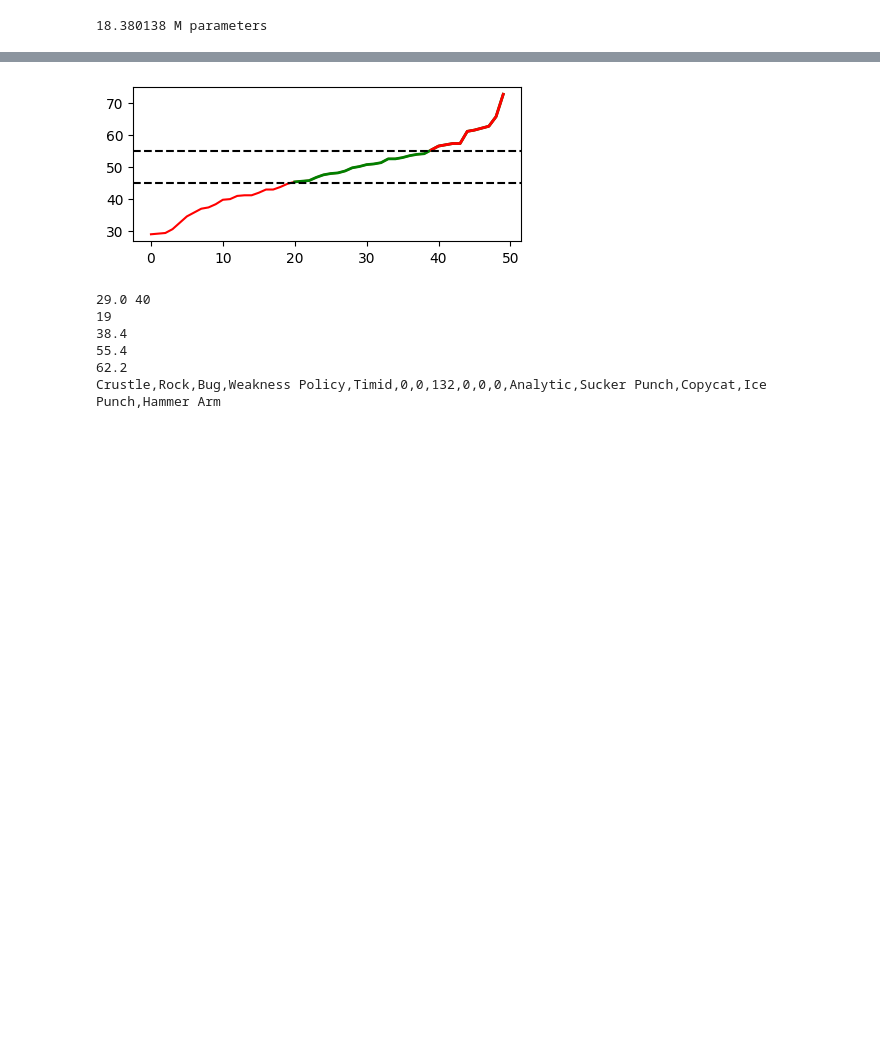
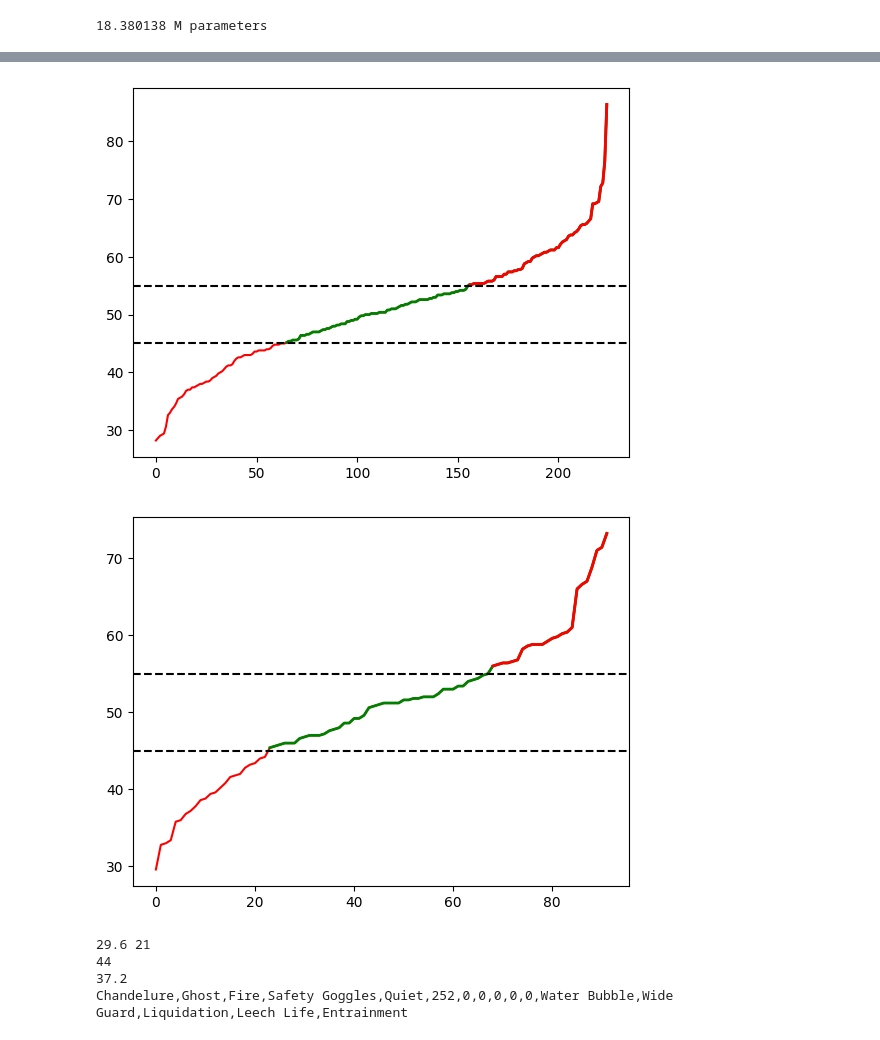
Before and after one commit to AlanOsys/PokemonTransformer, a Jupyter notebook: PokemonTransformerFromScratch.ipynb, the cells around one changed output, grey strips where cells are left out. Drawn from its saved outputs; the diff is of its cells as text; code cells hidden in the pictures; blank space fills up the shorter version.

```diff
--- a/PokemonTransformerFromScratch.ipynb
+++ b/PokemonTransformerFromScratch.ipynb
@@ -572,16 +550,23 @@ def FindPokemon(Pokemon):
     f.close()
     return NamesArr
 # %%
+try:
+    f = open("FineTuningPokemon4.txt","r",encoding="utf-8")
+    TuningLines = f.readlines()
+except:
+    TuningLines = []
+print(len(TuningLines))
+numberInFile = len(TuningLines)
+while numberInFile < 235:
 
-for i in range(0,500):
-
-    f = open("FineTuningPokemon2.txt","a",encoding="utf-8")
+    f = open("FineTuningPokemon4.txt","a",encoding="utf-8")
     Pokemon = AutoCorrect(GenerateRandomPokemon())
     #print(Pokemon)
     PokemonNamesArr = FindPokemon(Pokemon)
     for j in PokemonNamesArr:
         if(len(j.split(" ")) == 1):
             f.write(j+","+Pokemon+"\n")
+            numberInFile += 1
 
     f.close()
 # %% [output]
@@ -614,7 +598,7 @@ KeyboardInterrupt:
 #- Avalanche
 #- Body Press
 #- Body Slam
-f = open("FineTuningPokemon2.txt","r",encoding="utf-8")
+f = open("FineTuningPokemon4.txt","r",encoding="utf-8")
 lines = f.readlines()
 #Genned = AutoCorrect(GenerateRandomPokemon()).split(",")[:-1]
 
@@ -673,57 +675,91 @@ import matplotlib.pyplot as plt
 f = open("PokemonWinratesFile2.txt","r")
 lines = f.readlines()
 arrayOfWinrates = []
 for i in lines:
     rates = np.array(i.replace("[","").replace("]","").split(","),dtype=float)
     average = np.average(rates)
     arrayOfWinrates.append(average)
 
 f.close()
 #plt.plot(np.sort(arrayOfWinrates))
 #plt.show()
 a = np.array(np.sort(arrayOfWinrates))
 
 # use a masked array to suppress the values that are too low
 a_masked = np.ma.masked_less_equal(a, 55)
 b_masked = np.ma.masked_less_equal(a, 45)
 
 # plot the full line
 plt.plot(a, 'r')
 
 # plot only the large values
 plt.plot(b_masked, 'g', linewidth=2)
 plt.plot(a_masked, 'r', linewidth=2)
 
 
 # add the threshold value (optional)
 plt.axhline(55, color='k', linestyle='--')
 plt.axhline(45, color='k', linestyle='--')
-plt.savefig("Pre-Fine-Tuning")
+
 plt.show()
+%matplotlib inline
+
+import matplotlib
+import numpy as np
+import matplotlib.pyplot as plt
+f = open("PokemonWinratesFile4.txt","r")
+lines = f.readlines()
+arrayOfWinrates2 = []
+for i in lines:
+    rates = np.array(i.replace("[","").replace("]","").split(","),dtype=float)
+    average = np.average(rates)
+    arrayOfWinrates2.append(average)
+
+f.close()
+#plt.plot(np.sort(arrayOfWinrates))
+#plt.show()
+a = np.array(np.sort(arrayOfWinrates2))
+
+# use a masked array to suppress the values that are too low
+a_masked = np.ma.masked_less_equal(a, 55)
+b_masked = np.ma.masked_less_equal(a, 45)
+
+# plot the full line
+plt.plot(a, 'r')
+
+# plot only the large values
+plt.plot(b_masked, 'g', linewidth=2)
+plt.plot(a_masked, 'r', linewidth=2)
+
+
+# add the threshold value (optional)
+plt.axhline(55, color='k', linestyle='--')
+plt.axhline(45, color='k', linestyle='--')
+plt.savefig("Graphs/Fine-Tuning3")
+plt.show()
 # %% [output]
-[figure, old version]
+[figure, new version]
+[figure, added]
 # %%
-s = arrayOfWinrates
+s = arrayOfWinrates2
 sortedList = sorted(range(len(s)), key=lambda k: s[k])
-print(arrayOfWinrates[sortedList[0]],sortedList[-3])
+print(arrayOfWinrates2[sortedList[0]],sortedList[-3])
 BalancedWinrates = []
-for i in range(0,len(arrayOfWinrates)):
-    if arrayOfWinrates[sortedList[i]] > 45.0 and arrayOfWinrates[sortedList[i]] < 55.0:
+for i in range(0,len(arrayOfWinrates2)):
+    if arrayOfWinrates2[sortedList[i]] > 45.0 and arrayOfWinrates2[sortedList[i]] < 55.0:
         BalancedWinrates.append(sortedList[i])
 print(len(BalancedWinrates))
-f = open("FineTuningPokemon2.txt","r",encoding="utf-8")
+f = open("FineTuningPokemon4.txt","r",encoding="utf-8")
 
 pokemons = f.read().split("\n")
 pokemons = [pokemon.strip(",") for pokemon in sorted(pokemons)][1:]
 for i in range(len(sortedList)):
-    if(pokemons[sortedList[i]].split(",")[0] == "Bisharp"):
-        print(arrayOfWinrates[sortedList[i]])
+    if(pokemons[sortedList[i]].split(",")[0] == "Gengar"):
+        print(arrayOfWinrates2[sortedList[i]])
 print(pokemons[sortedList[0]])
 # %% [output]
-29.0 40
-19
-38.4
-55.4
-62.2
-Crustle,Rock,Bug,Weakness Policy,Timid,0,0,132,0,0,0,Analytic,Sucker Punch,Copycat,Ice Punch,Hammer Arm
+29.6 21
+44
+37.2
+Chandelure,Ghost,Fire,Safety Goggles,Quiet,252,0,0,0,0,0,Water Bubble,Wide Guard,Liquidation,Leech Life,Entrainment
 # %%
```
Also changed, not shown: parts of 8 cells of this notebook.
